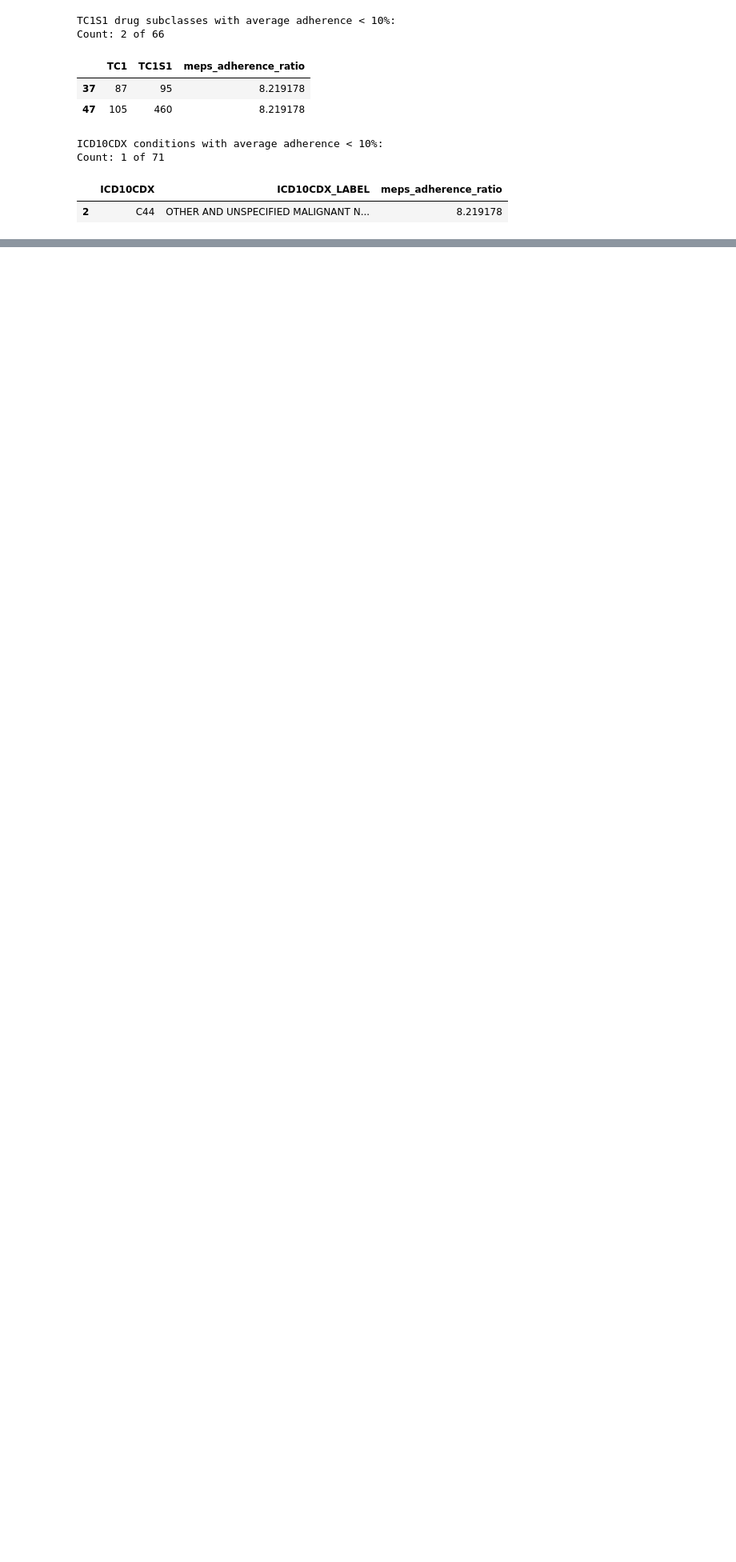
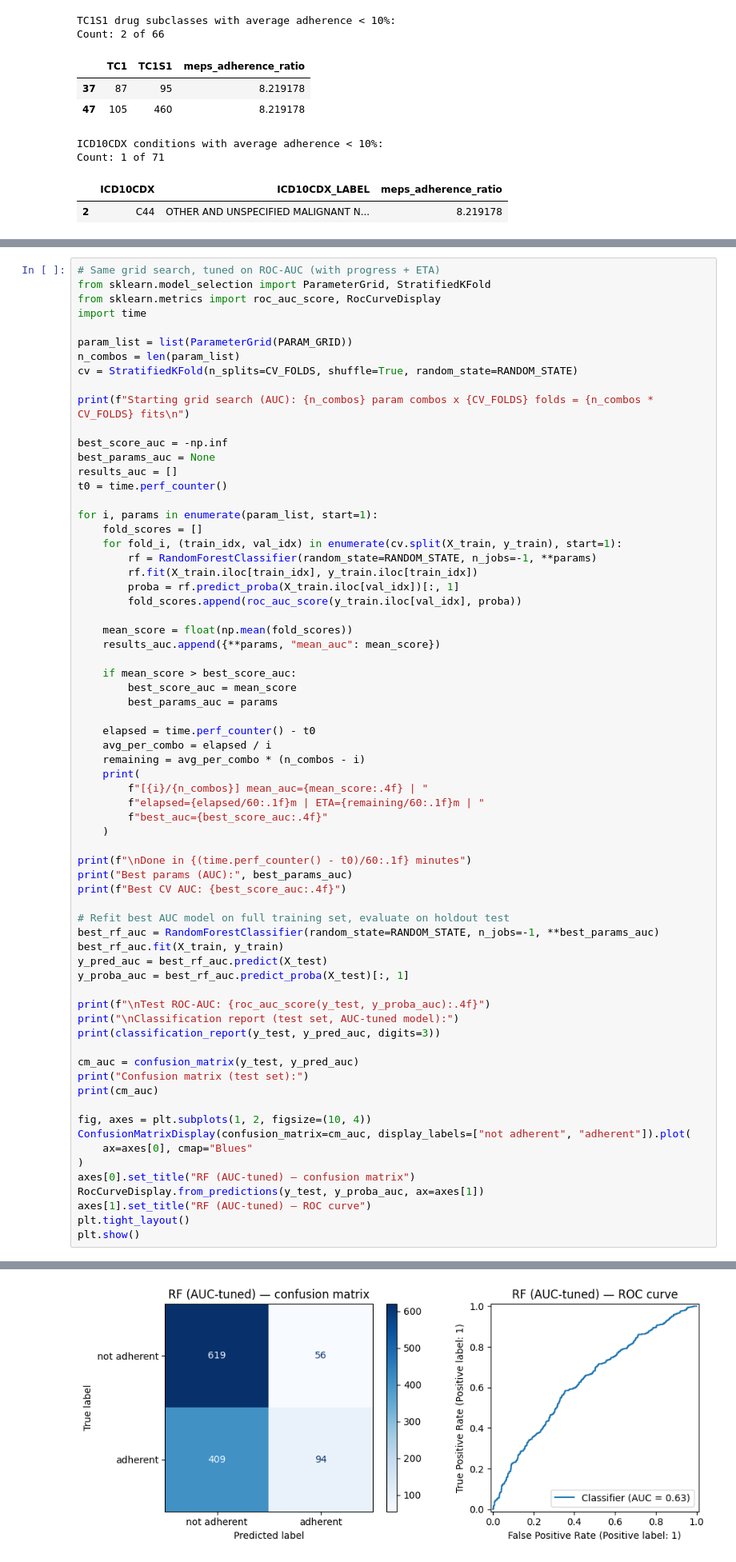
Before and after one commit to FrianaEngineer/Medical-Adherence, a Jupyter notebook: Notebooks/MEPS/2023_clean.ipynb, the cells around one changed output, grey strips where cells are left out. Shown at 80% size. Saved outputs shown, nothing was run; the diff lists cells and outputs as text; blank space fills up the shorter version.

```diff
--- a/Notebooks/MEPS/2023_clean.ipynb
+++ b/Notebooks/MEPS/2023_clean.ipynb
@@ -1358,0 +2279,69 @@ Top 20 least adherent conditions with drug name:
+# %%
+# Same grid search, tuned on ROC-AUC (with progress + ETA)
+from sklearn.model_selection import ParameterGrid, StratifiedKFold
+from sklearn.metrics import roc_auc_score, RocCurveDisplay
+import time
+
+param_list = list(ParameterGrid(PARAM_GRID))
+n_combos = len(param_list)
+cv = StratifiedKFold(n_splits=CV_FOLDS, shuffle=True, random_state=RANDOM_STATE)
+
+print(f"Starting grid search (AUC): {n_combos} param combos x {CV_FOLDS} folds = {n_combos * CV_FOLDS} fits\n")
+
+best_score_auc = -np.inf
+best_params_auc = None
+results_auc = []
+t0 = time.perf_counter()
+
+for i, params in enumerate(param_list, start=1):
+    fold_scores = []
+    for fold_i, (train_idx, val_idx) in enumerate(cv.split(X_train, y_train), start=1):
+        rf = RandomForestClassifier(random_state=RANDOM_STATE, n_jobs=-1, **params)
+        rf.fit(X_train.iloc[train_idx], y_train.iloc[train_idx])
+        proba = rf.predict_proba(X_train.iloc[val_idx])[:, 1]
+        fold_scores.append(roc_auc_score(y_train.iloc[val_idx], proba))
+
+    mean_score = float(np.mean(fold_scores))
+    results_auc.append({**params, "mean_auc": mean_score})
+
+    if mean_score > best_score_auc:
+        best_score_auc = mean_score
+        best_params_auc = params
+
+    elapsed = time.perf_counter() - t0
+    avg_per_combo = elapsed / i
+    remaining = avg_per_combo * (n_combos - i)
+    print(
+        f"[{i}/{n_combos}] mean_auc={mean_score:.4f} | "
+        f"elapsed={elapsed/60:.1f}m | ETA={remaining/60:.1f}m | "
+        f"best_auc={best_score_auc:.4f}"
+    )
+
+print(f"\nDone in {(time.perf_counter() - t0)/60:.1f} minutes")
+print("Best params (AUC):", best_params_auc)
+print(f"Best CV AUC: {best_score_auc:.4f}")
+
+# Refit best AUC model on full training set, evaluate on holdout test
+best_rf_auc = RandomForestClassifier(random_state=RANDOM_STATE, n_jobs=-1, **best_params_auc)
+best_rf_auc.fit(X_train, y_train)
+y_pred_auc = best_rf_auc.predict(X_test)
+y_proba_auc = best_rf_auc.predict_proba(X_test)[:, 1]
+
+print(f"\nTest ROC-AUC: {roc_auc_score(y_test, y_proba_auc):.4f}")
+print("\nClassification report (test set, AUC-tuned model):")
+print(classification_report(y_test, y_pred_auc, digits=3))
+
+cm_auc = confusion_matrix(y_test, y_pred_auc)
+print("Confusion matrix (test set):")
+print(cm_auc)
+
+fig, axes = plt.subplots(1, 2, figsize=(10, 4))
+ConfusionMatrixDisplay(confusion_matrix=cm_auc, display_labels=["not adherent", "adherent"]).plot(
+    ax=axes[0], cmap="Blues"
+)
+axes[0].set_title("RF (AUC-tuned) — confusion matrix")
+RocCurveDisplay.from_predictions(y_test, y_proba_auc, ax=axes[1])
+axes[1].set_title("RF (AUC-tuned) — ROC curve")
+plt.tight_layout()
+plt.show()
+# %% [output]
@@ -1358,0 +2365 @@ Top 20 least adherent conditions with drug name:
+[figure, added]
```
Also changed, not shown: parts of 47 cells of this notebook.
